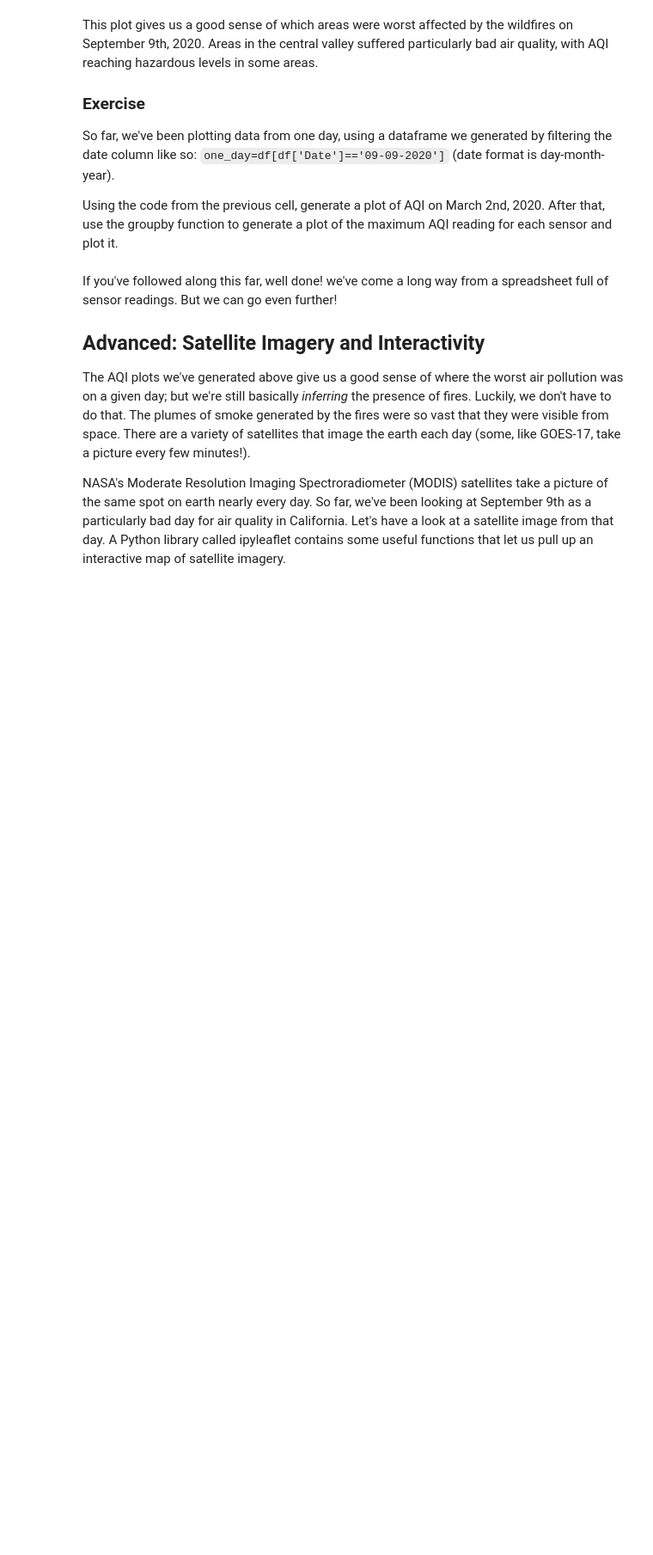
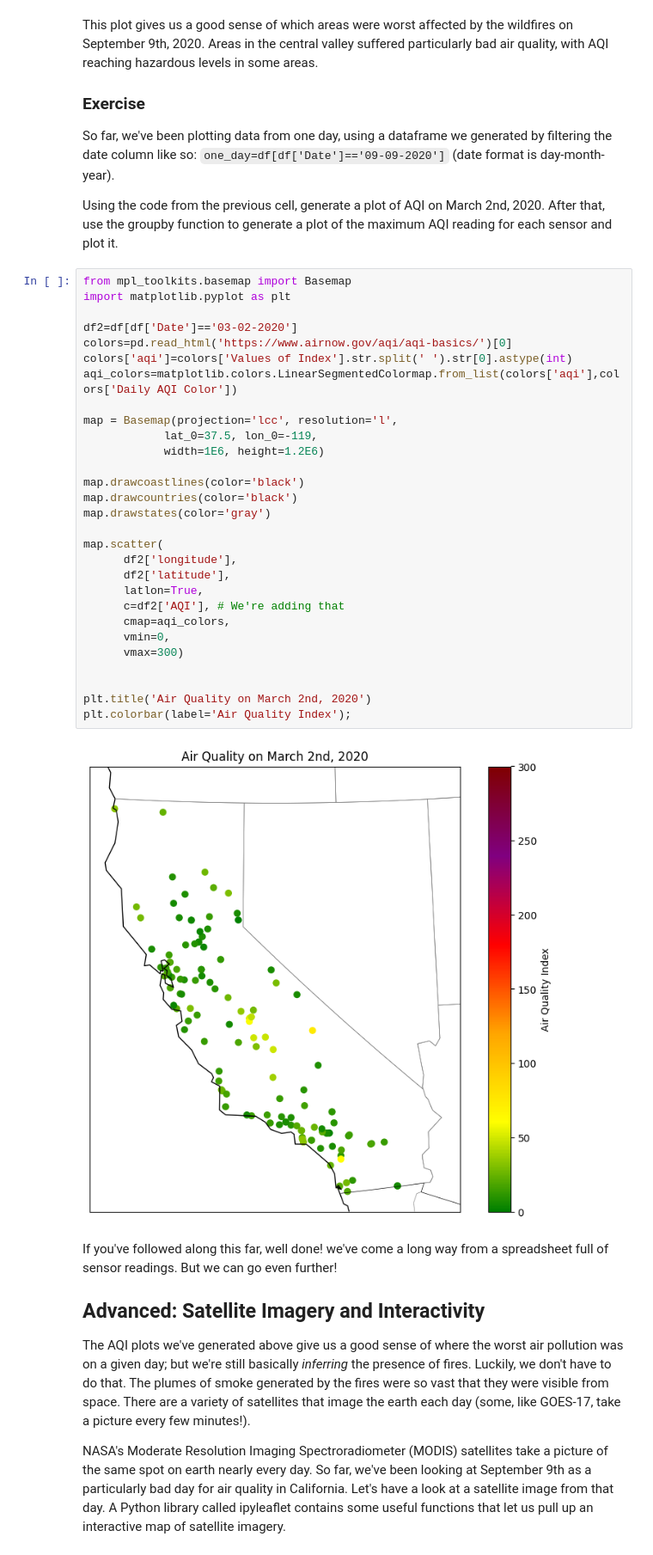
Before and after one commit to Feilusun/QM2, a Jupyter notebook: notebooks/W03. Spatial Data.ipynb, the cells around one changed output. Shown at 86% size. Cells and saved outputs as stored; diff of their text form; blank space fills up the shorter version.

```diff
--- a/notebooks/W03. Spatial Data.ipynb
+++ b/notebooks/W03. Spatial Data.ipynb
@@ -402,6 +423,37 @@ This plot gives us a good sense of which areas were worst affected by the wildfi
 So far, we've been plotting data from one day, using a dataframe we generated by filtering the date column like so: `one_day=df[df['Date']=='09-09-2020']` (date format is day-month-year).
 
 Using the code from the previous cell, generate a plot of AQI on March 2nd, 2020. After that, use the groupby function to generate a plot of the maximum AQI reading for each sensor and plot it.
+# %%
+from mpl_toolkits.basemap import Basemap
+import matplotlib.pyplot as plt
+
+df2=df[df['Date']=='03-02-2020']
+colors=pd.read_html('https://www.airnow.gov/aqi/aqi-basics/')[0]
+colors['aqi']=colors['Values of Index'].str.split(' ').str[0].astype(int)
+aqi_colors=matplotlib.colors.LinearSegmentedColormap.from_list(colors['aqi'],colors['Daily AQI Color'])
+
+map = Basemap(projection='lcc', resolution='l',
+            lat_0=37.5, lon_0=-119,
+            width=1E6, height=1.2E6)
+
+map.drawcoastlines(color='black')
+map.drawcountries(color='black')
+map.drawstates(color='gray')
+
+map.scatter(
+      df2['longitude'],
+      df2['latitude'],
+      latlon=True,
+      c=df2['AQI'], # We're adding that
+      cmap=aqi_colors,
+      vmin=0,
+      vmax=300)
+
+
+plt.title('Air Quality on March 2nd, 2020')
+plt.colorbar(label='Air Quality Index');
+# %% [output]
+[figure, added]
 # %% [markdown]
 If you've followed along this far, well done! we've come a long way from a spreadsheet full of sensor readings. But we can go even further!
 
```
Also changed, not shown: parts of 4 cells of this notebook.
